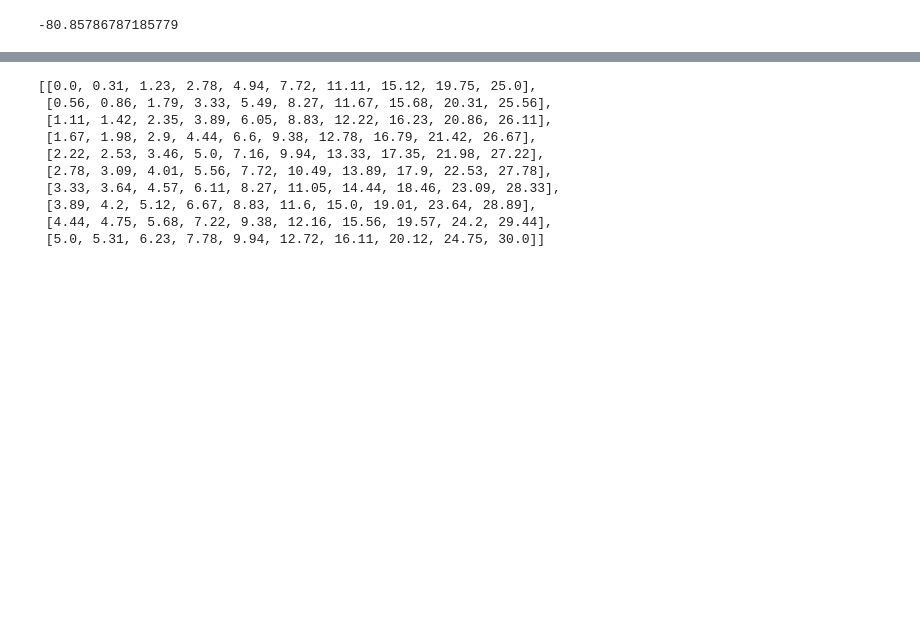
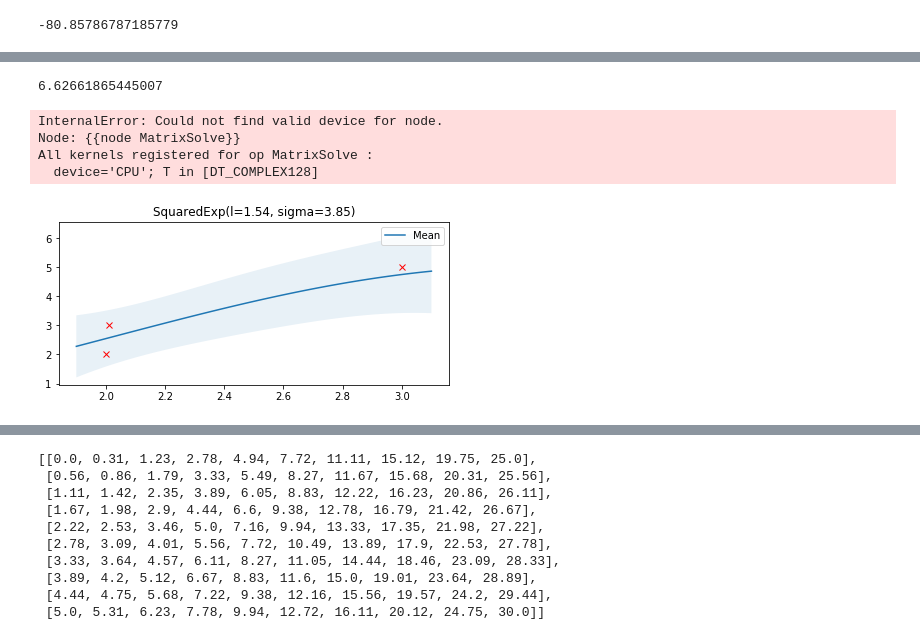
Before and after one commit to darthdeus/bopt, a Jupyter notebook: notebooks/TFP GP.ipynb, the cells around one changed output, grey strips where cells are left out. Drawn from its saved outputs; the diff is of its cells as text; code cells hidden in the pictures; blank space fills up the shorter version.

```diff
--- a/notebooks/TFP GP.ipynb
+++ b/notebooks/TFP GP.ipynb
@@ -132 +162,14 @@ X = np.arange(min(X_train) - 0.1, max(X_train) + 0.1, step=0.01)
+# %%
+bopt.GaussianProcess(noise=0.48, kernel=bopt.SquaredExp(1.54, 3.85)).fit(X_train, y_train)\
+    .posterior(X).plot_posterior(num_samples=0).log_prob()
+
+bopt.GaussianProcess().fit(X_train, y_train)\
+    .optimize_kernel().posterior(X).plot_posterior(num_samples=0).log_prob()
+# %% [output]
+6.62661865445007
+InternalError: Could not find valid device for node.
+Node: {{node MatrixSolve}}
+All kernels registered for op MatrixSolve :
+  device='CPU'; T in [DT_COMPLEX128]
+[figure, added]
 # %%
```
Also changed, not shown: parts of 16 cells of this notebook, 9 other files.
